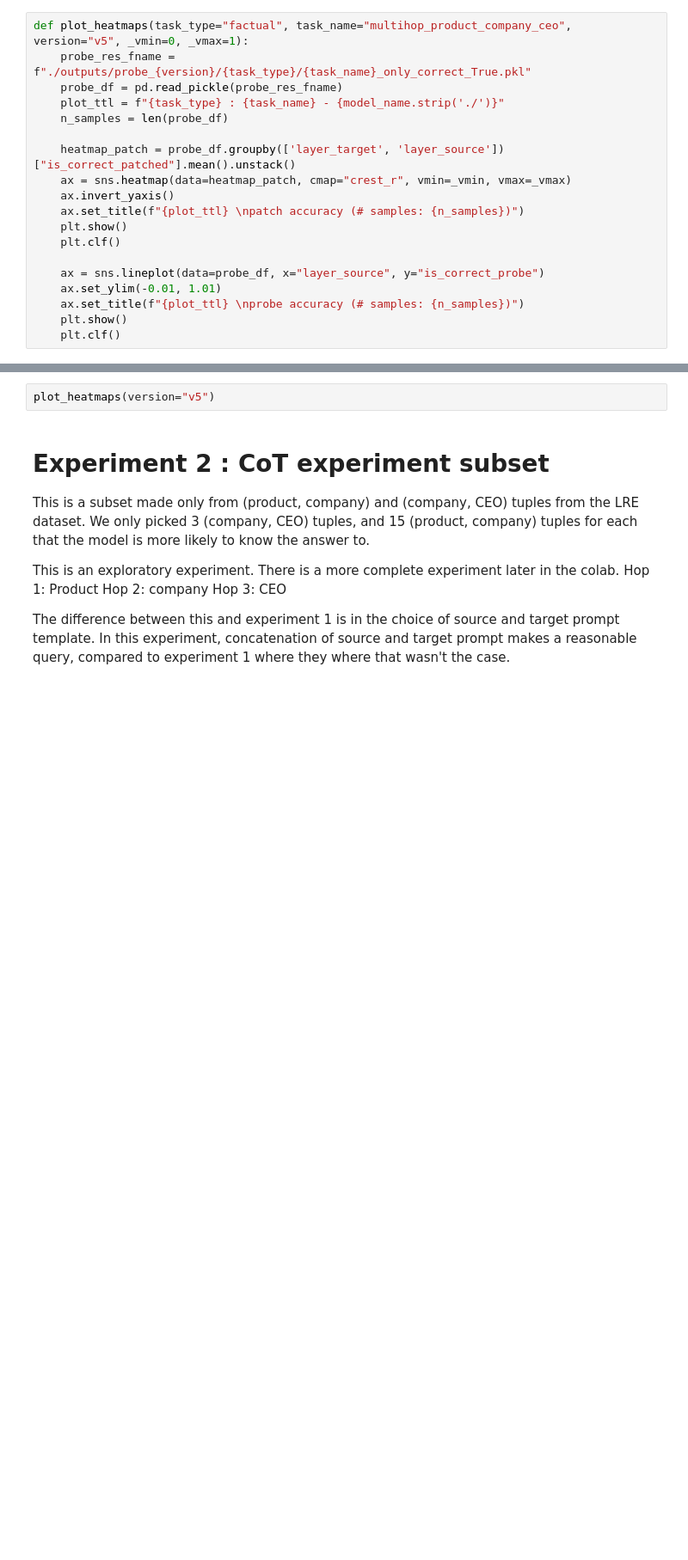
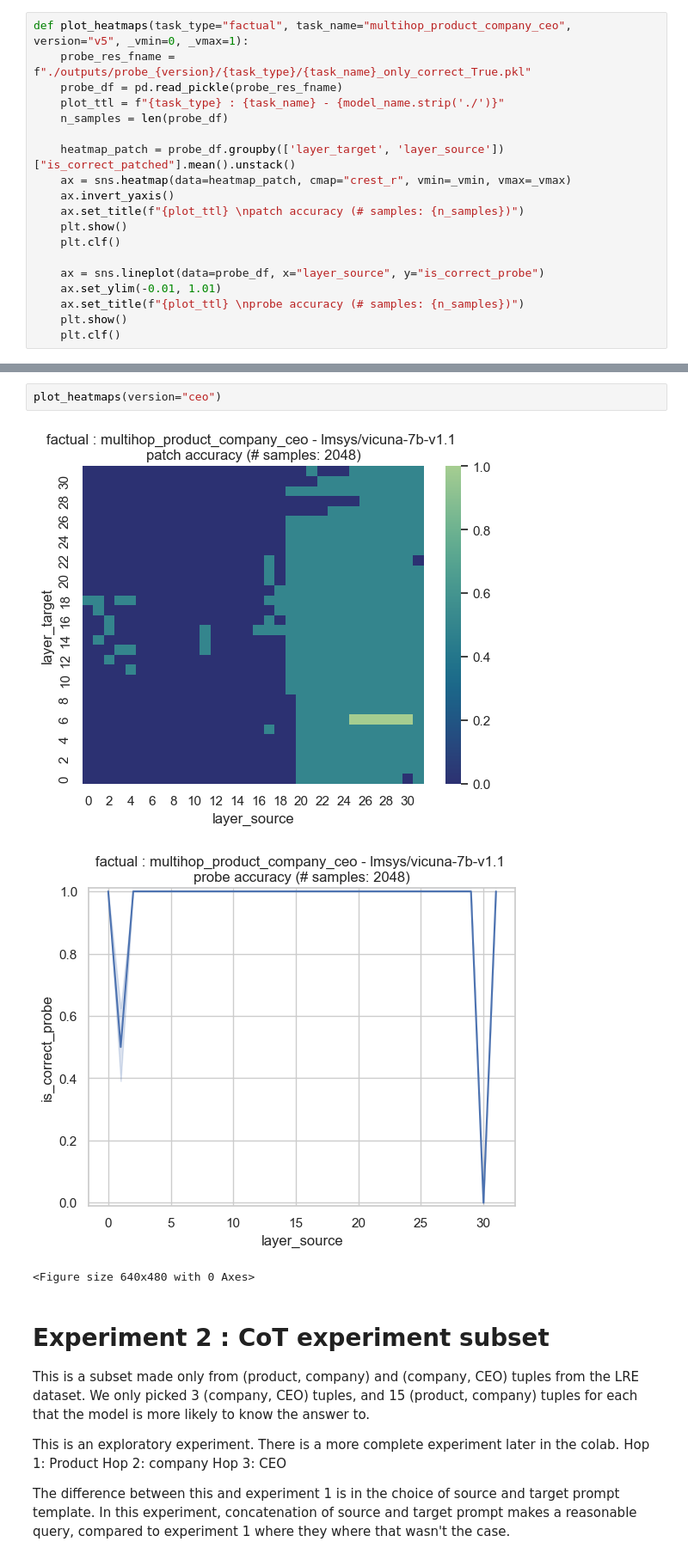
Before and after one commit to amnonlevitau/interpretability, a Jupyter notebook: patchscopes/code/multihop-CoT.ipynb, the cells around one changed output, grey strips where cells are left out. Shown at 86% size. Drawn from its saved outputs; the diff is of its cells as text; blank space fills up the shorter version.

```diff
--- a/patchscopes/code/multihop-CoT.ipynb
+++ b/patchscopes/code/multihop-CoT.ipynb
@@ -518,5 +539,9 @@ plot_patching_heatmaps(version="ceo")
 # %%
-plot_heatmaps(version="v5")
+plot_heatmaps(version="ceo")
+# %% [output]
+[figure, added]
+[figure, added]
+<Figure size 640x480 with 0 Axes>
 # %% [markdown]
 # Experiment 2 : CoT experiment subset
 
```
Also changed, not shown: parts of 10 cells of this notebook.
